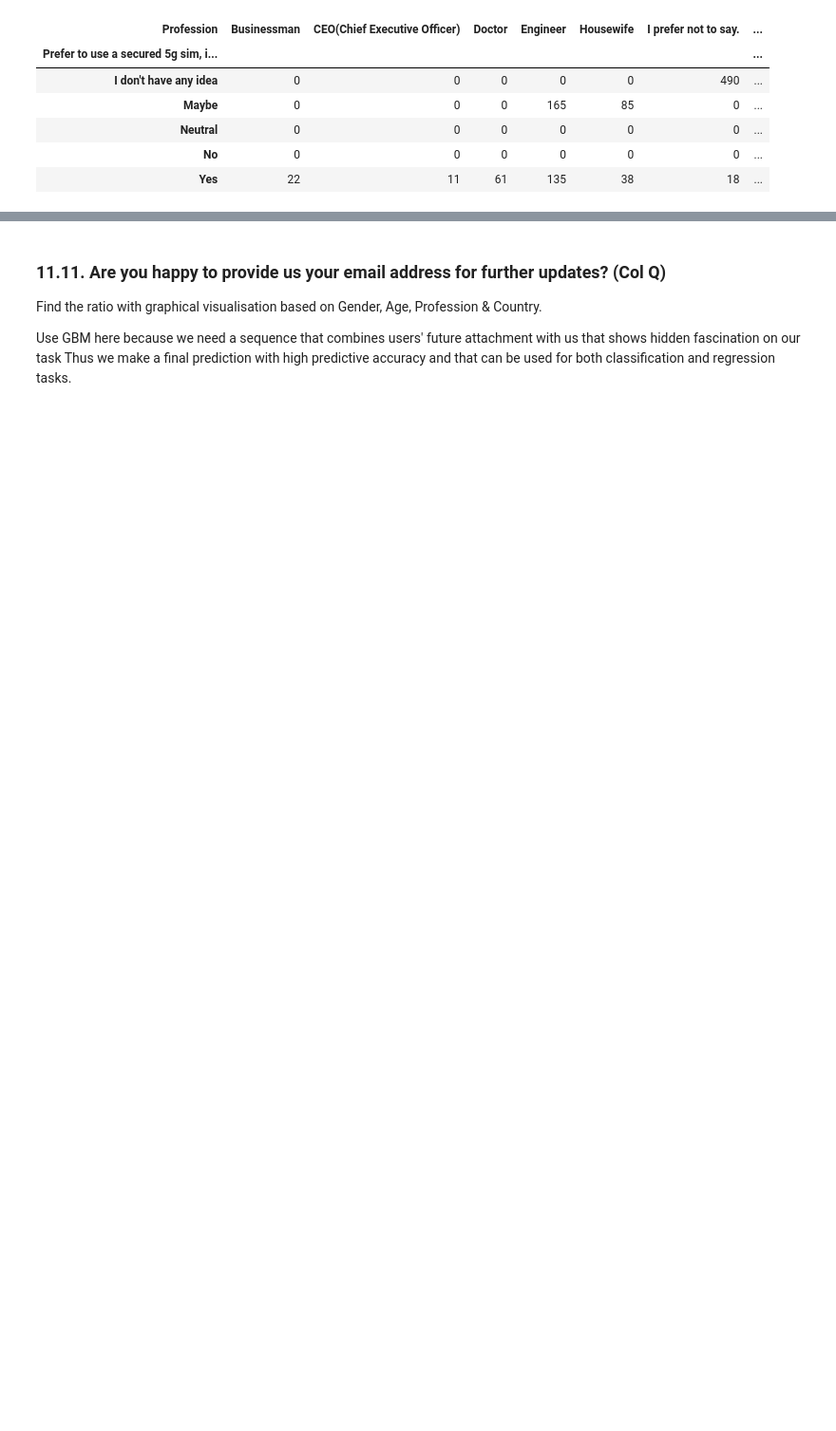
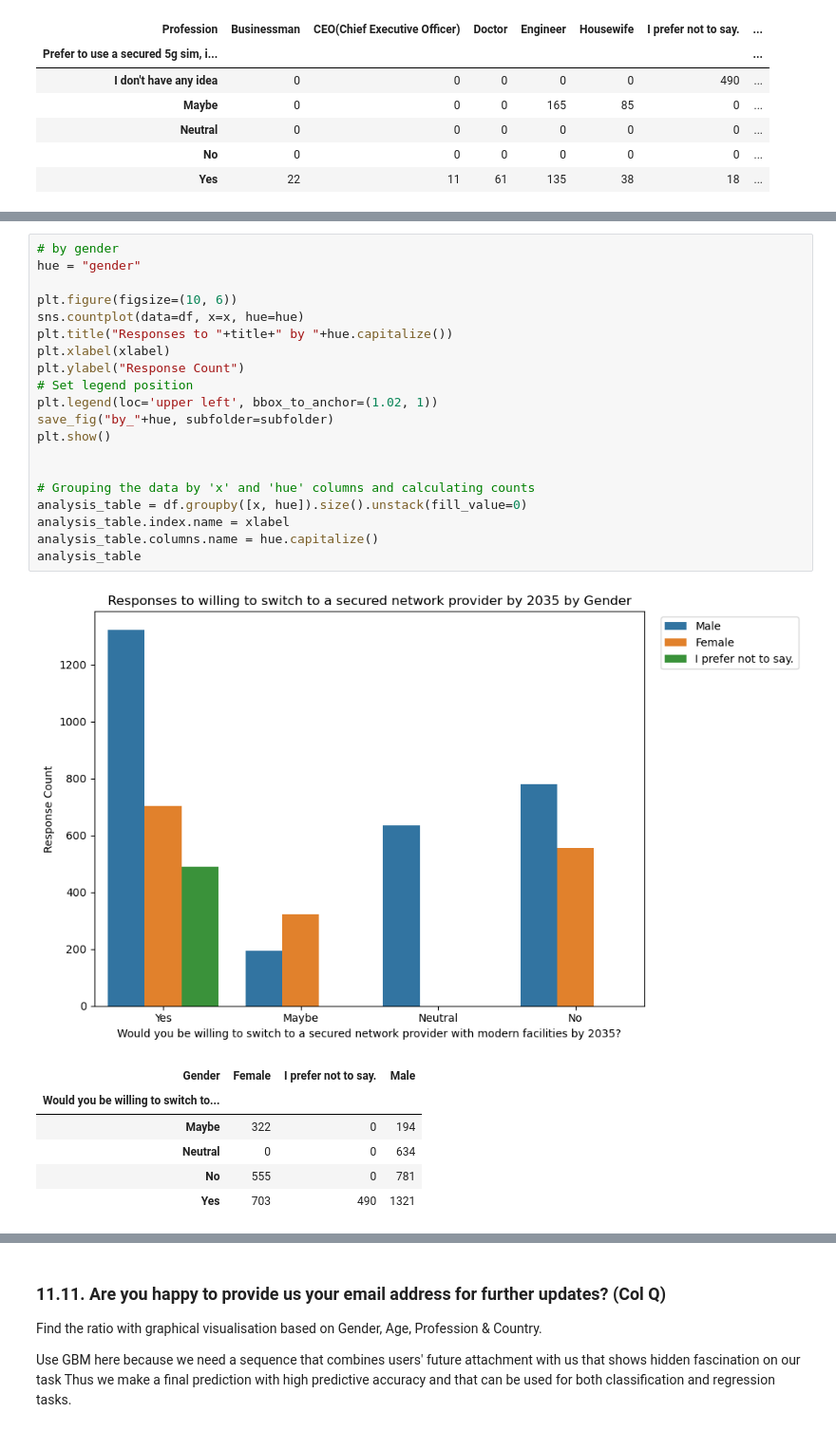
Before and after one commit to ihsanulcode/networking-systems-data-analysis, a Jupyter notebook: Notebook_2_Graphical_Visualization.ipynb, the cells around one changed output, grey strips where cells are left out. Shown at 95% size. Drawn from its saved outputs; the diff is of its cells as text; blank space fills up the shorter version.

```diff
--- a/Notebook_2_Graphical_Visualization.ipynb
+++ b/Notebook_2_Graphical_Visualization.ipynb
@@ -1283,0 +1313,28 @@ Use Logistic regression here
+# %%
+# by gender
+hue = "gender"
+
+plt.figure(figsize=(10, 6))
+sns.countplot(data=df, x=x, hue=hue)
+plt.title("Responses to "+title+" by "+hue.capitalize())
+plt.xlabel(xlabel)
+plt.ylabel("Response Count")
+# Set legend position
+plt.legend(loc='upper left', bbox_to_anchor=(1.02, 1))
+save_fig("by_"+hue, subfolder=subfolder)
+plt.show()
+
+
+# Grouping the data by 'x' and 'hue' columns and calculating counts
+analysis_table = df.groupby([x, hue]).size().unstack(fill_value=0)
+analysis_table.index.name = xlabel
+analysis_table.columns.name = hue.capitalize()
+analysis_table
+# %% [output]
+[figure, added]
+| Gender | Female | I prefer not to say. | Male |
+| Would you be willing to switch to... |  |  |  |
+| Maybe | 322 | 0 | 194 |
+| Neutral | 0 | 0 | 634 |
+| No | 555 | 0 | 781 |
+| Yes | 703 | 490 | 1321 |
```
Also changed, not shown: parts of 23 cells of this notebook, 15 other files.
